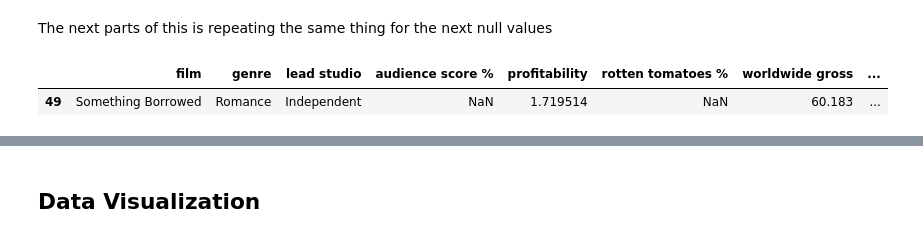
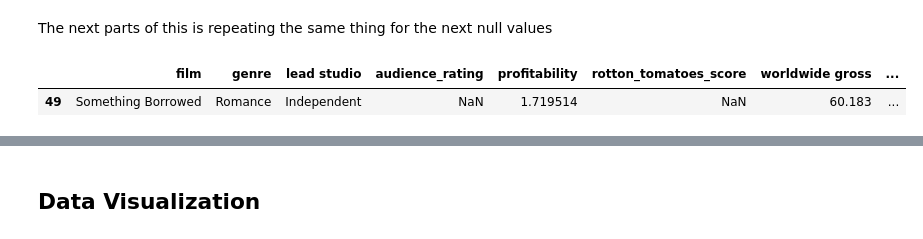
Before and after one commit to Brandon-Price/Data-Analyst-Portfolio, a Jupyter notebook: Data Projects/Hollywood_Movie_Sales.ipynb, the cells around one changed output, grey strips where cells are left out. Cells and saved outputs as stored; diff of their text form; code cells hidden in the pictures.

```diff
--- a/Data Projects/Hollywood_Movie_Sales.ipynb
+++ b/Data Projects/Hollywood_Movie_Sales.ipynb
@@ -72,0 +55,3 @@ memory usage: 4.8+ KB
+# %%
+df.rename(columns={'Audience  score %': 'audience_rating', 'Rotten Tomatoes %': 'rotton_tomatoes_score' }, inplace = True)
+df.info()
@@ -125,8 +126,8 @@ dtype: int64
 # %% [markdown]
 The next parts of this is repeating the same thing for the next null values
 # %%
-df[df['audience  score %'].isna()]
+df[df['audience_rating'].isna()]
 # %% [output]
-|  | film | genre | lead studio | audience score % | profitability | rotten tomatoes % | worldwide gross | ... |
+|  | film | genre | lead studio | audience_rating | profitability | rotton_tomatoes_score | worldwide gross | ... |
 | 49 | Something Borrowed | Romance | Independent | NaN | 1.719514 | NaN | 60.183 | ... |
 # %%
```
Also changed, not shown: parts of 14 cells of this notebook.
